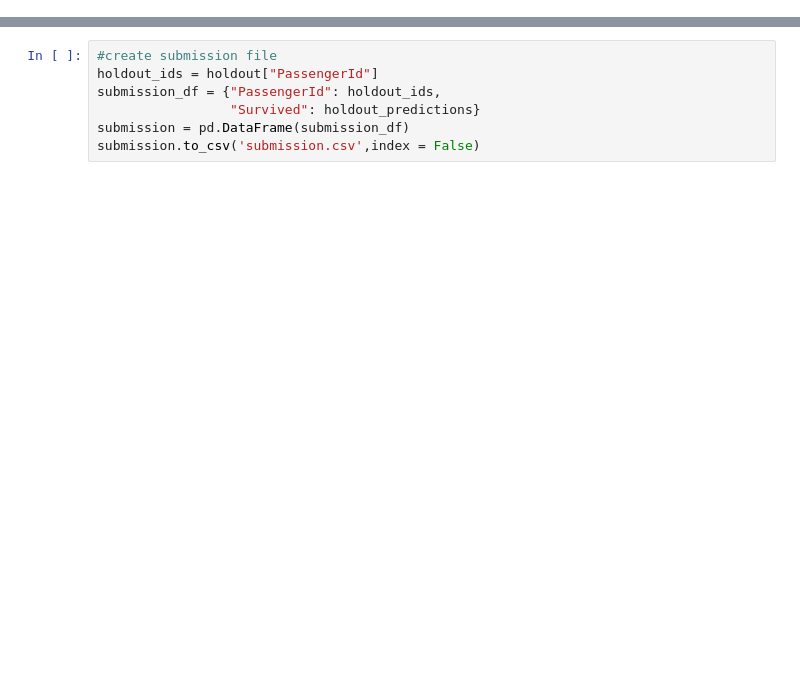
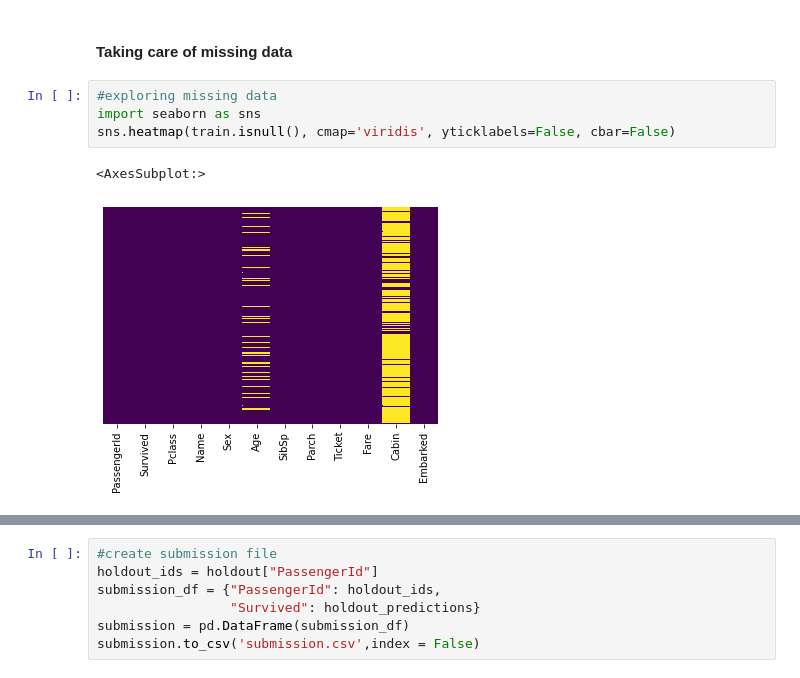
Before and after one commit to samghanbarian/data-science-bootcamp-with-python, a Jupyter notebook: Titanic challenge.ipynb, the cells around one changed output, grey strips where cells are left out. Drawn from its saved outputs; the diff is of its cells as text; blank space fills up the shorter version.

```diff
--- a/Titanic challenge.ipynb
+++ b/Titanic challenge.ipynb
@@ -21 +70,10 @@ plt.show
+# %% [markdown]
+#### Taking care of missing data
+# %%
+#exploring missing data
+import seaborn as sns
+sns.heatmap(train.isnull(), cmap='viridis', yticklabels=False, cbar=False)
+# %% [output]
+<AxesSubplot:>
+[figure, added]
 # %%
```
Also changed, not shown: parts of 22 cells of this notebook.
